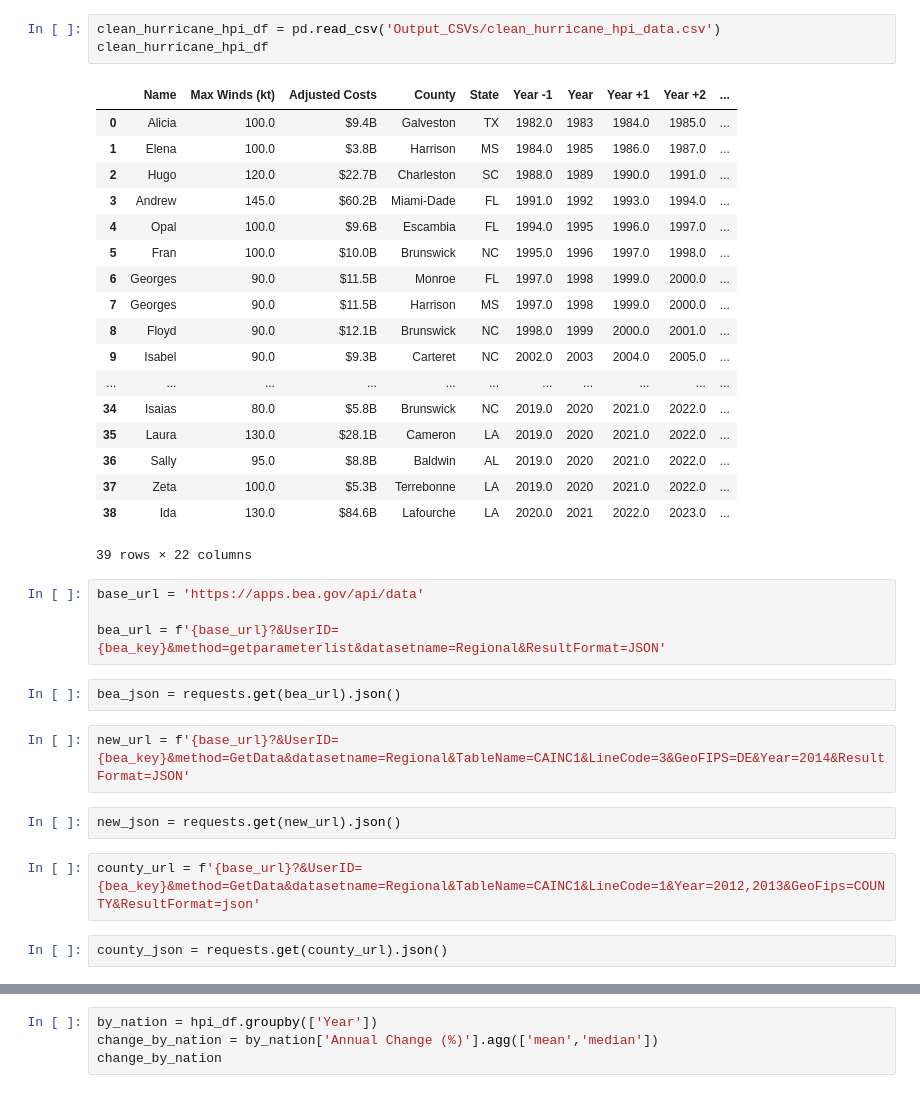
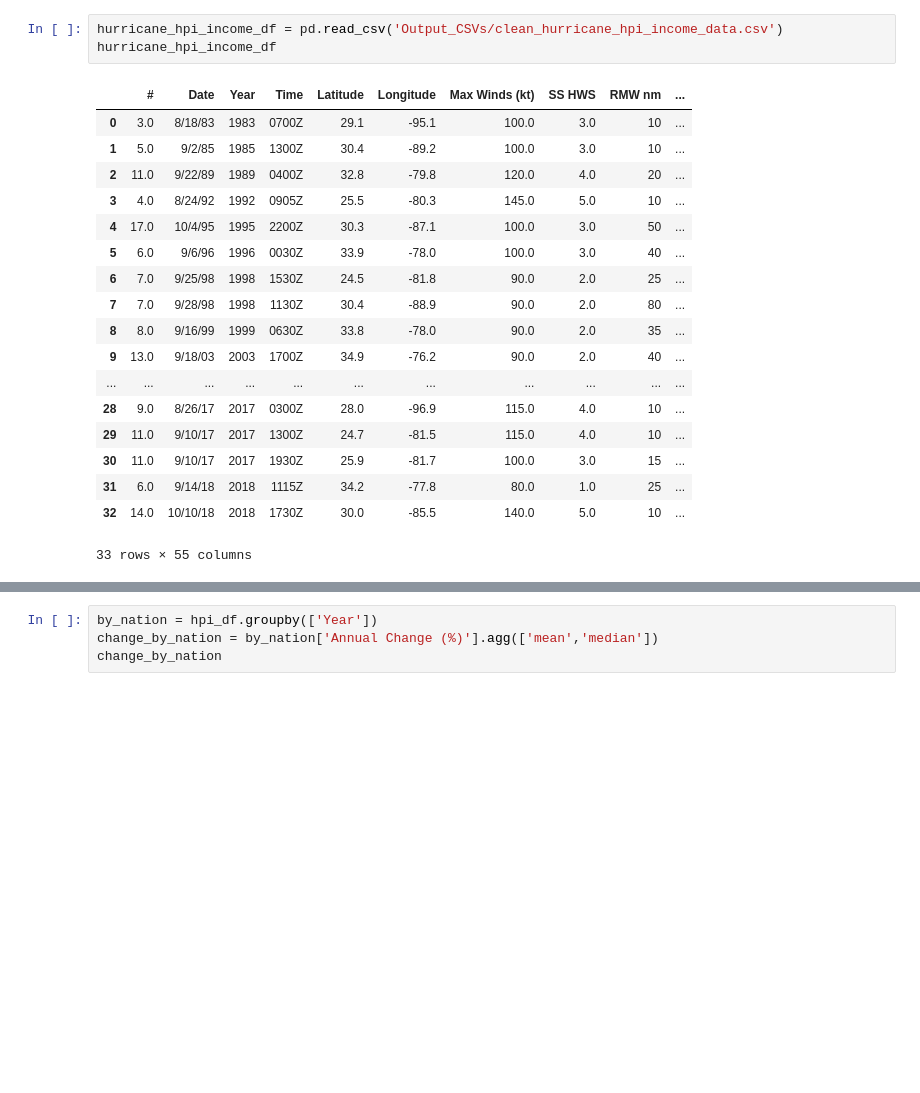
Before and after one commit to chrisadamsv/Dream-Team-Project1, a Jupyter notebook: Project_Data/Chris_work.ipynb, the cells around one changed output, grey strips where cells are left out. Saved outputs shown, nothing was run; the diff lists cells and outputs as text; blank space fills up the shorter version.

```diff
--- a/Project_Data/Chris_work.ipynb
+++ b/Project_Data/Chris_work.ipynb
@@ -14,38 +14,24 @@ from api_keys import bea_key
 [interactive output not drawn]
 [interactive output not drawn]
 # %%
-clean_hurricane_hpi_df = pd.read_csv('Output_CSVs/clean_hurricane_hpi_data.csv')
-clean_hurricane_hpi_df
+hurricane_hpi_income_df = pd.read_csv('Output_CSVs/clean_hurricane_hpi_income_data.csv')
+hurricane_hpi_income_df
 # %% [output]
-|  | Name | Max Winds (kt) | Adjusted Costs | County | State | Year -1 | Year | Year +1 | Year +2 | ... |
-| 0 | Alicia | 100.0 | $9.4B | Galveston | TX | 1982.0 | 1983 | 1984.0 | 1985.0 | ... |
-| 1 | Elena | 100.0 | $3.8B | Harrison | MS | 1984.0 | 1985 | 1986.0 | 1987.0 | ... |
-| 2 | Hugo | 120.0 | $22.7B | Charleston | SC | 1988.0 | 1989 | 1990.0 | 1991.0 | ... |
-| 3 | Andrew | 145.0 | $60.2B | Miami-Dade | FL | 1991.0 | 1992 | 1993.0 | 1994.0 | ... |
-| 4 | Opal | 100.0 | $9.6B | Escambia | FL | 1994.0 | 1995 | 1996.0 | 1997.0 | ... |
-| 5 | Fran | 100.0 | $10.0B | Brunswick | NC | 1995.0 | 1996 | 1997.0 | 1998.0 | ... |
-| 6 | Georges | 90.0 | $11.5B | Monroe | FL | 1997.0 | 1998 | 1999.0 | 2000.0 | ... |
-| 7 | Georges | 90.0 | $11.5B | Harrison | MS | 1997.0 | 1998 | 1999.0 | 2000.0 | ... |
-| 8 | Floyd | 90.0 | $12.1B | Brunswick | NC | 1998.0 | 1999 | 2000.0 | 2001.0 | ... |
-| 9 | Isabel | 90.0 | $9.3B | Carteret | NC | 2002.0 | 2003 | 2004.0 | 2005.0 | ... |
+|  | # | Date | Year | Time | Latitude | Longitude | Max Winds (kt) | SS HWS | RMW nm | ... |
+| 0 | 3.0 | 8/18/83 | 1983 | 0700Z | 29.1 | -95.1 | 100.0 | 3.0 | 10 | ... |
+| 1 | 5.0 | 9/2/85 | 1985 | 1300Z | 30.4 | -89.2 | 100.0 | 3.0 | 10 | ... |
+| 2 | 11.0 | 9/22/89 | 1989 | 0400Z | 32.8 | -79.8 | 120.0 | 4.0 | 20 | ... |
+| 3 | 4.0 | 8/24/92 | 1992 | 0905Z | 25.5 | -80.3 | 145.0 | 5.0 | 10 | ... |
+| 4 | 17.0 | 10/4/95 | 1995 | 2200Z | 30.3 | -87.1 | 100.0 | 3.0 | 50 | ... |
+| 5 | 6.0 | 9/6/96 | 1996 | 0030Z | 33.9 | -78.0 | 100.0 | 3.0 | 40 | ... |
+| 6 | 7.0 | 9/25/98 | 1998 | 1530Z | 24.5 | -81.8 | 90.0 | 2.0 | 25 | ... |
+| 7 | 7.0 | 9/28/98 | 1998 | 1130Z | 30.4 | -88.9 | 90.0 | 2.0 | 80 | ... |
+| 8 | 8.0 | 9/16/99 | 1999 | 0630Z | 33.8 | -78.0 | 90.0 | 2.0 | 35 | ... |
+| 9 | 13.0 | 9/18/03 | 2003 | 1700Z | 34.9 | -76.2 | 90.0 | 2.0 | 40 | ... |
 | ... | ... | ... | ... | ... | ... | ... | ... | ... | ... | ... |
-| 34 | Isaias | 80.0 | $5.8B | Brunswick | NC | 2019.0 | 2020 | 2021.0 | 2022.0 | ... |
-| 35 | Laura | 130.0 | $28.1B | Cameron | LA | 2019.0 | 2020 | 2021.0 | 2022.0 | ... |
-| 36 | Sally | 95.0 | $8.8B | Baldwin | AL | 2019.0 | 2020 | 2021.0 | 2022.0 | ... |
-| 37 | Zeta | 100.0 | $5.3B | Terrebonne | LA | 2019.0 | 2020 | 2021.0 | 2022.0 | ... |
-| 38 | Ida | 130.0 | $84.6B | Lafourche | LA | 2020.0 | 2021 | 2022.0 | 2023.0 | ... |
+| 28 | 9.0 | 8/26/17 | 2017 | 0300Z | 28.0 | -96.9 | 115.0 | 4.0 | 10 | ... |
+| 29 | 11.0 | 9/10/17 | 2017 | 1300Z | 24.7 | -81.5 | 115.0 | 4.0 | 10 | ... |
+| 30 | 11.0 | 9/10/17 | 2017 | 1930Z | 25.9 | -81.7 | 100.0 | 3.0 | 15 | ... |
+| 31 | 6.0 | 9/14/18 | 2018 | 1115Z | 34.2 | -77.8 | 80.0 | 1.0 | 25 | ... |
+| 32 | 14.0 | 10/10/18 | 2018 | 1730Z | 30.0 | -85.5 | 140.0 | 5.0 | 10 | ... |
-39 rows × 22 columns
+33 rows × 55 columns
-# %%
-base_url = 'https://apps.bea.gov/api/data'
-
-bea_url = f'{base_url}?&UserID={bea_key}&method=getparameterlist&datasetname=Regional&ResultFormat=JSON'
-# %%
-bea_json = requests.get(bea_url).json()
-# %%
-new_url = f'{base_url}?&UserID={bea_key}&method=GetData&datasetname=Regional&TableName=CAINC1&LineCode=3&GeoFIPS=DE&Year=2014&ResultFormat=JSON'
-# %%
-new_json = requests.get(new_url).json()
-# %%
-county_url = f'{base_url}?&UserID={bea_key}&method=GetData&datasetname=Regional&TableName=CAINC1&LineCode=1&Year=2012,2013&GeoFips=COUNTY&ResultFormat=json'
-# %%
-county_json = requests.get(county_url).json()
```
Also changed, not shown: parts of 6 cells of this notebook, 13 other files.
